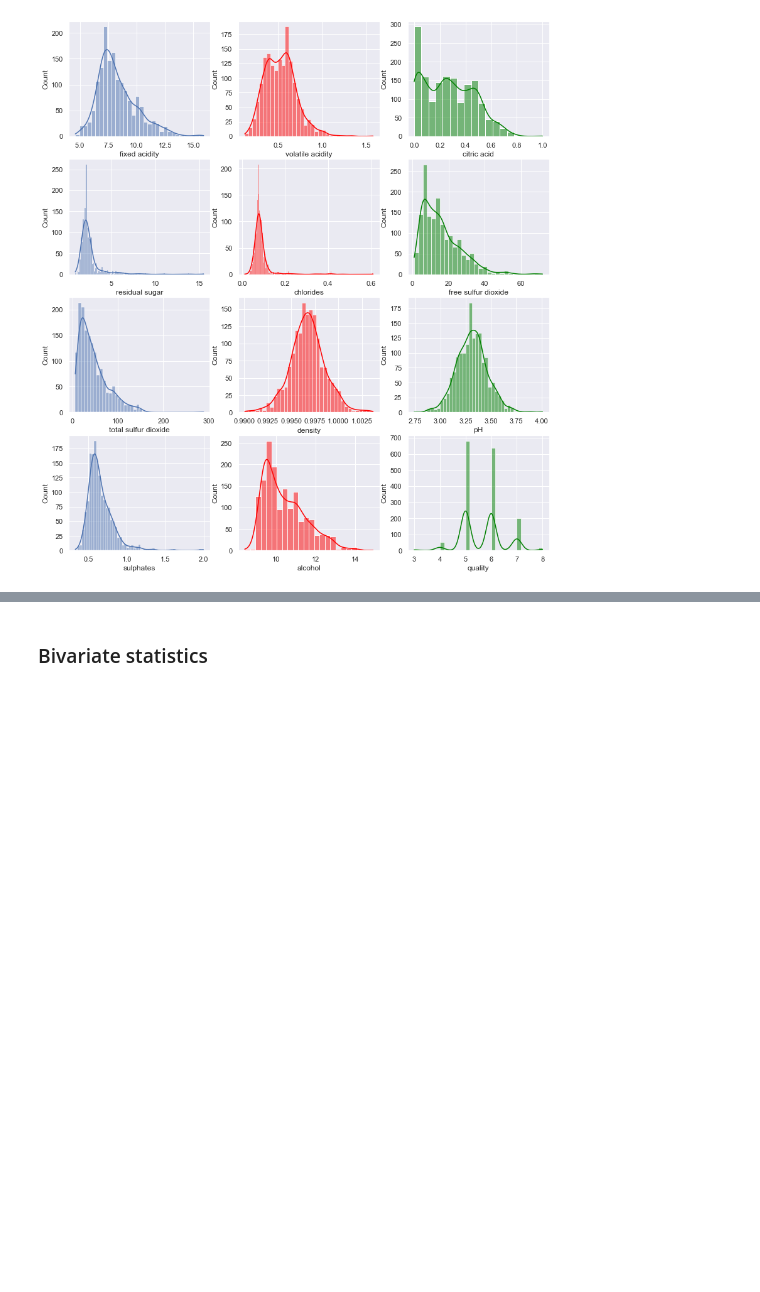
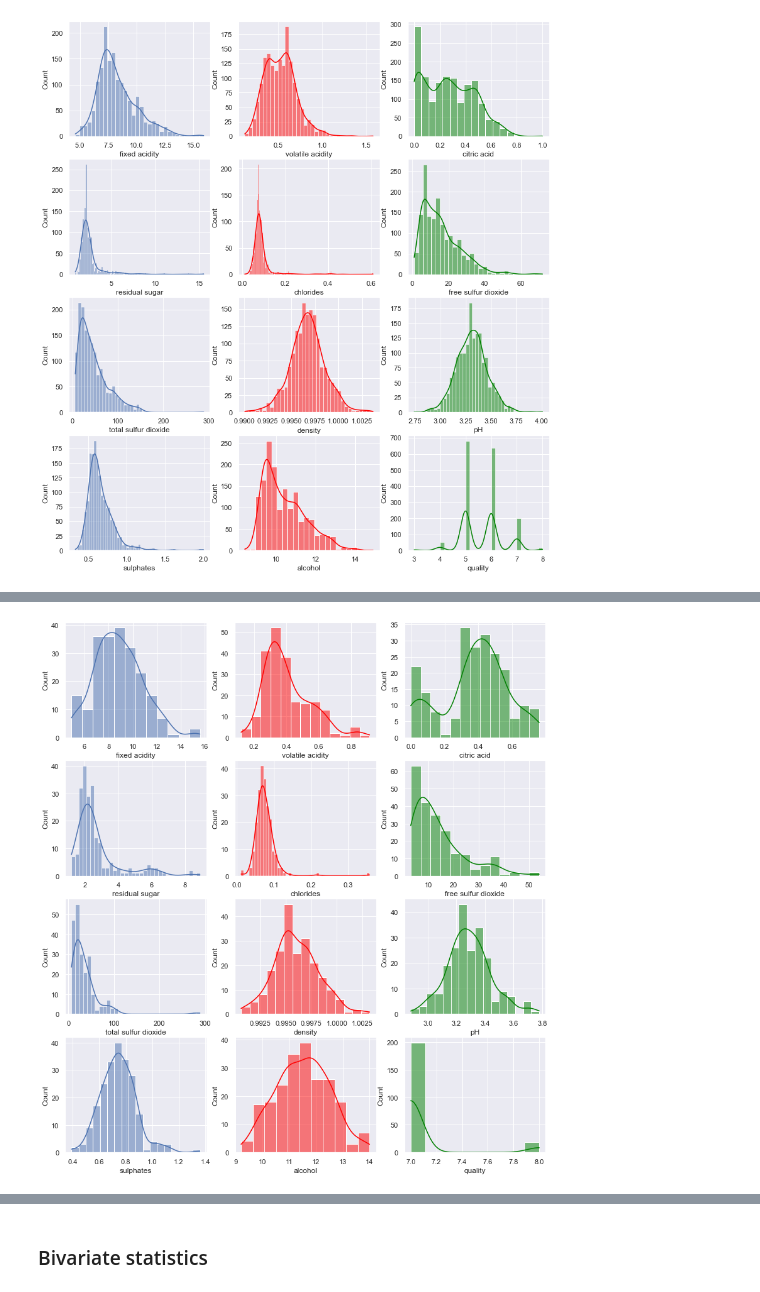
Before and after one commit to daniildiveev/wine-quality-analysis, a Jupyter notebook: wine-quality.ipynb, the cells around one changed output, grey strips where cells are left out. Saved outputs shown, nothing was run; the diff lists cells and outputs as text; code cells hidden in the pictures; blank space fills up the shorter version.

```diff
--- a/wine-quality.ipynb
+++ b/wine-quality.ipynb
@@ -117,0 +165,4 @@ sns.boxenplot(x='value', y='variable',
+# %%
+plot_all_features(best_wine.drop('quality_cat', axis=1))
+# %% [output]
+[figure, added]
```
Also changed, not shown: parts of 30 cells of this notebook.
